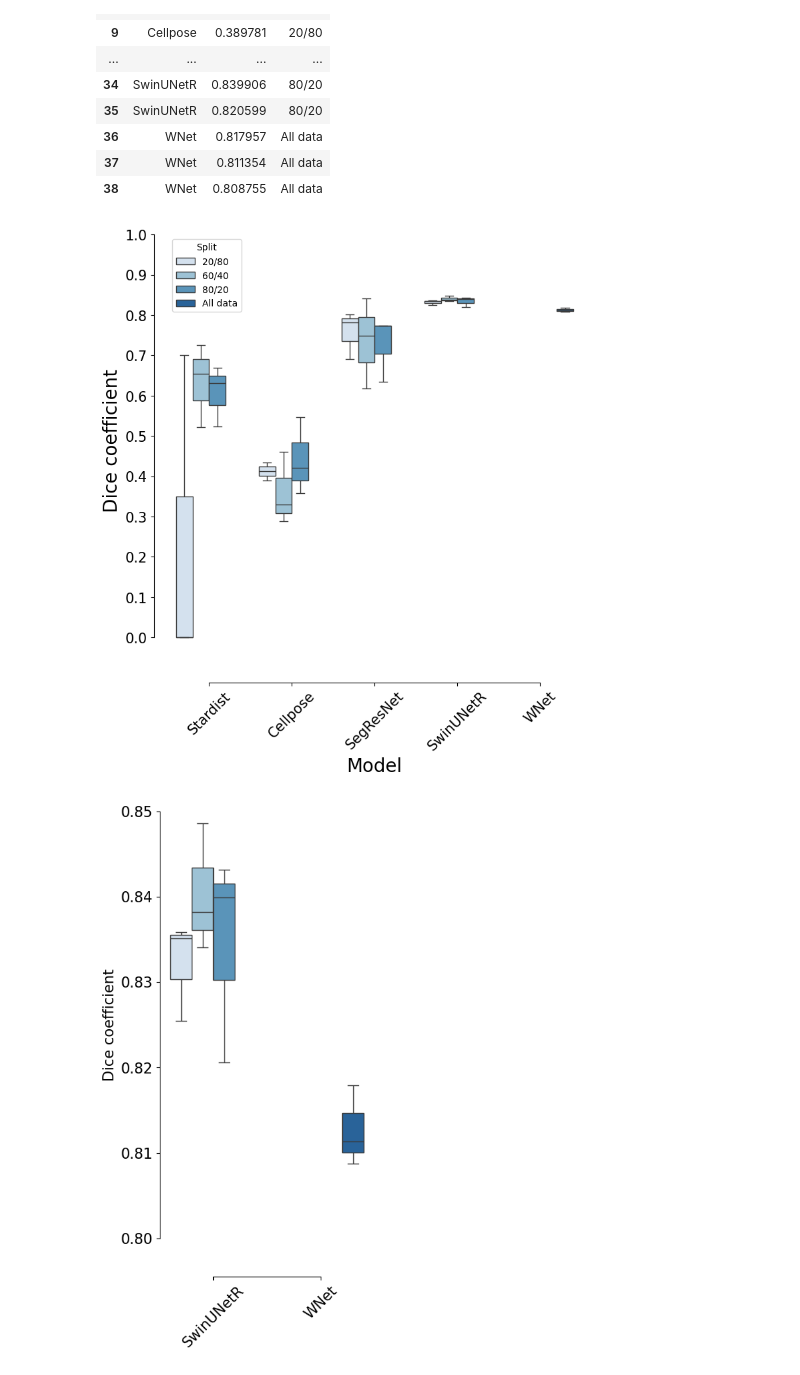
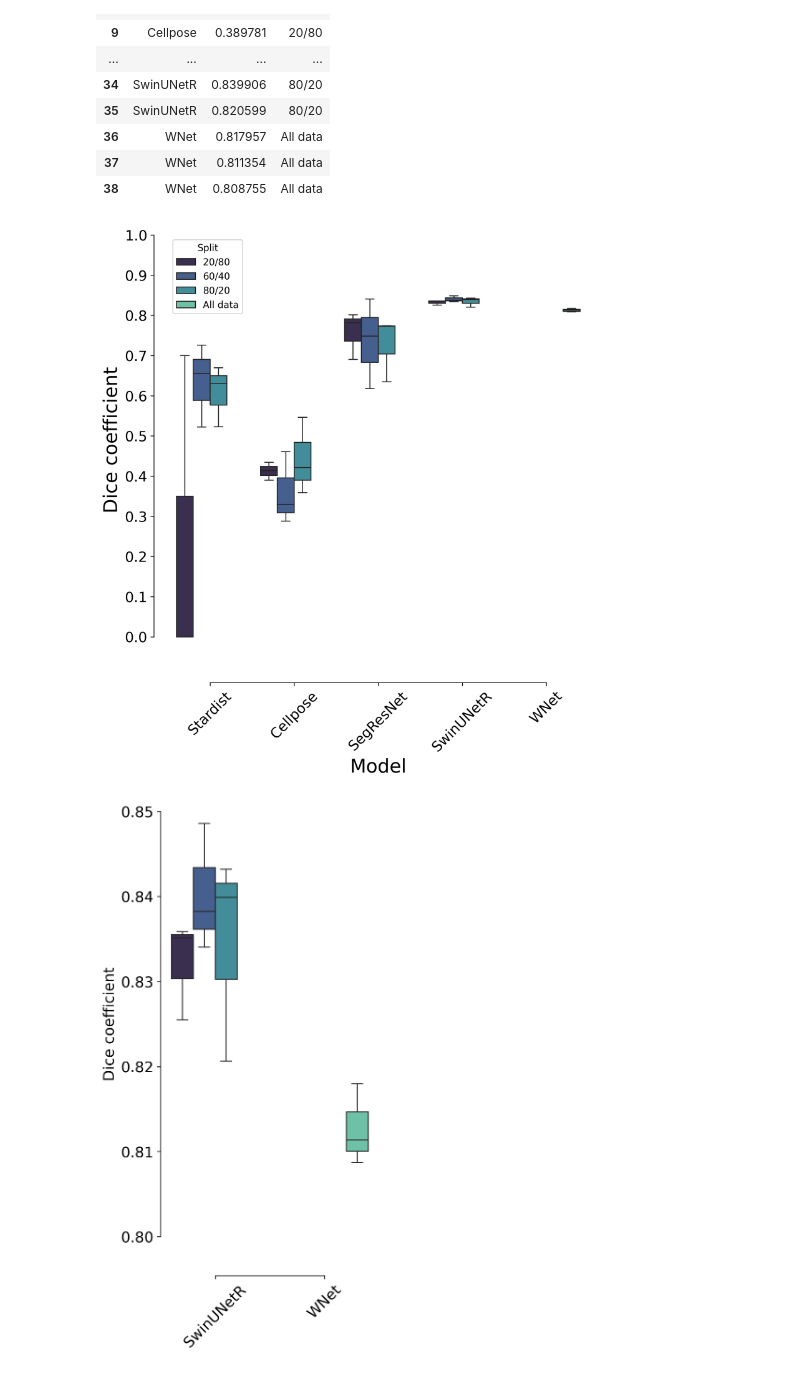
Before and after one commit to C-Achard/cellseg3d-figures, a Jupyter notebook: fig-splits/splits_benchmark.ipynb, the cells around one changed output. Saved outputs shown, nothing was run; the diff lists cells and outputs as text; code cells hidden in the pictures.

Commit message:
Add global parameters for the figures

```diff
--- a/fig-splits/splits_benchmark.ipynb
+++ b/fig-splits/splits_benchmark.ipynb
@@ -13,3 +15,6 @@ sys.path.append("../")
+# %%
+SAVE_PLOTS_AS_PNG = False
+SAVE_PLOTS_AS_SVG = True
 # %%
 def dice_coeff(
     y_true: np.ndarray,
@@ -121,7 +126,7 @@ def plot_model_performance_semantic(
 
     return dice_scores, iou_scores, precision_scores, recall_scores
 # %%
-image_folder = Path.home() / "Desktop/Code/CELLSEG_BENCHMARK/RESULTS/SPLITS/Analysis"
+image_folder = GLOBAL_DATA_PATH / "RESULTS/SPLITS/Analysis"
 c5 = imread(image_folder / "c5.tif")
 c3 = imread(image_folder / "c3.tif")
 visual = imread(image_folder / "visual.tif")
@@ -579,8 +578,8 @@ dices_df
 | 37 | WNet | 0.811354 | All data |
 | 38 | WNet | 0.808755 | All data |
 # %%
-fig, ax = plt.subplots(figsize=(8, 8))
-sns.boxplot(data=dices_df, x="Model", y="Dice", hue="Split", ax=ax, palette="Blues")
+fig, ax = plt.subplots(figsize=(8, 8), dpi=GLOBAL_DPI)
+sns.boxplot(data=dices_df, x="Model", y="Dice", hue="Split", ax=ax, palette=GLOBAL_COLORMAP)
 ax.spines["right"].set_visible(False)
 ax.spines["top"].set_visible(False)
 ax.tick_params(axis="both", which="major", labelsize=15)
@@ -598,31 +597,41 @@ sns.despine(
 plt.xlabel("Model", fontsize=20)
 plt.ylabel("Dice coefficient", fontsize=20)
 plt.show()
+
+if SAVE_PLOTS_AS_PNG:
+    fig.savefig("SPLITS_FIGURE.png")
+if SAVE_PLOTS_AS_SVG:
+    fig.savefig("SPLITS_FIGURE.svg")
 # %% [output]
-[figure, old version]
+[figure, new version]
 # %%
 # same as above with Swin and WNet and y axis on the right
-fig, ax = plt.subplots(figsize=(4, 8))
-sns.boxplot(data=dices_df.iloc[27:,:], x="Model", y="Dice", hue="Split", ax=ax, palette="Blues", dodge=True)
+fig, ax = plt.subplots(figsize=(4, 8), dpi=GLOBAL_DPI)
+sns.boxplot(data=dices_df.iloc[27:,:], x="Model", y="Dice", hue="Split", ax=ax, palette=GLOBAL_COLORMAP, dodge=True)
 ax.spines["left"].set_visible(False)
 ax.spines["top"].set_visible(False)
 ax.tick_params(axis="both", which="major", labelsize=15)
 ax.tick_params(axis = 'x',   rotation = 45)
 ax.set_ylim([0.8,0.85])
 ax.set_yticks(np.arange(0.8,0.86,0.01))
 plt.xlabel("", fontsize=20)
 plt.ylabel("Dice coefficient", fontsize=15)
 ax.legend_.remove()
 sns.despine(
     left=False,
     right=True,
     bottom=False,
     top=True,
     trim=True,
     offset={"bottom": 40, "right": 15},
 )
+
+if SAVE_PLOTS_AS_PNG:
+    fig.savefig("SPLITS_FIGURE_SWIN_WNET_zoom.png")
+if SAVE_PLOTS_AS_SVG:
+    fig.savefig("SPLITS_FIGURE_SWIN_WNET_zoom.svg")
 # %% [output]
-[figure, old version]
+[figure, new version]
 # %%
 # plot dices for each model with split on x axis
 # plot as confidence interval with min, max, middle values
```
Also changed, not shown: parts of 4 cells of this notebook, 3 other files.
